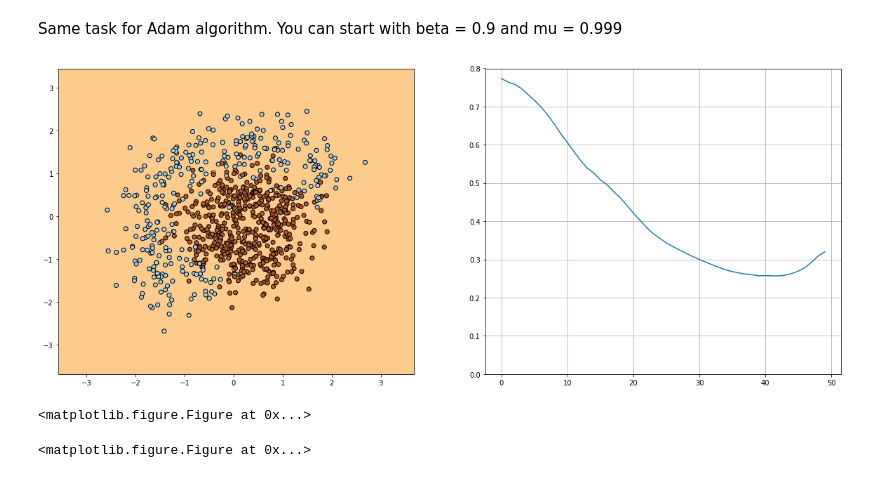
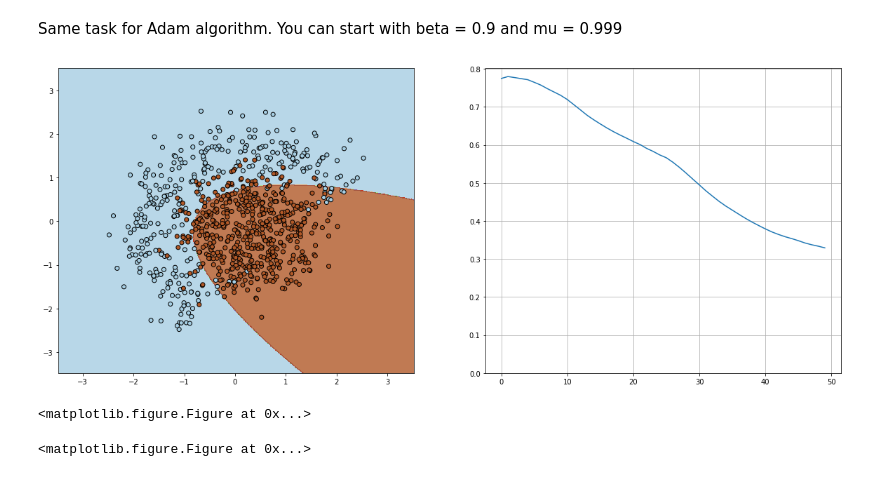
Before and after one commit to imbd/DeepLearningCourse, a Jupyter notebook: task_1.ipynb, the cells around one changed output. Drawn from its saved outputs; the diff is of its cells as text; code cells hidden in the pictures.

```diff
--- a/task_1.ipynb
+++ b/task_1.ipynb
@@ -273,35 +272,35 @@ with tf.Session() as sess:
 # %% [markdown]
 Same task for Adam algorithm. You can start with beta = 0.9 and mu = 0.999
 # %%
-alpha = 0.05  # learning rate
-beta = 0.8
-mu = 0.6
+alpha = 0.03  # learning rate
+beta = 0.9
+mu = 0.9
 eps = 1e-8  # A small constant for numerical stability
 
 w = tf.Variable([1, 0, 0, 0, 0, 0], dtype=tf.float32, name='weights')
 c = tf.Variable([0, 0, 0, 0, 0, 0], dtype=tf.float32, name='norm')
 v = tf.Variable([0, 0, 0, 0, 0, 0], dtype=tf.float32, name='momentum')
 cur_loss = compute_loss(X_data, y_data, w)
 cur_grad = compute_grad(X_batch, y_batch, w)
 update_w = tf.assign(w, w - alpha / (tf.sqrt(update_c) + eps) * update_v)
 update_c = tf.assign(c, mu * c + (1 - mu) * cur_grad ** 2)
 update_v = tf.assign(v, beta * v + (1 - beta) * cur_grad)
 
 n_iter = 50
 batch_size = 4
 loss = np.zeros(n_iter)
 plt.figure(figsize=(12, 5))
 with tf.Session() as sess:
     sess.run(tf.global_variables_initializer())
     for i in range(n_iter):
         ind = random.sample(range(X.shape[0]), batch_size)
         loss[i] = sess.run(cur_loss, feed_dict={X_data: X, y_data: y})
         print('Loss', loss[i])
         sess.run(update_w, feed_dict={X_batch: X[ind], y_batch: y[ind]})
 
     visualize(X, y, w.eval(), loss, n_iter)
     plt.clf()
 # %% [output]
-[figure, old version]
+[figure, new version]
 <matplotlib.figure.Figure at 0x...>
 <matplotlib.figure.Figure at 0x...>
```
Also changed, not shown: parts of 7 cells of this notebook.
